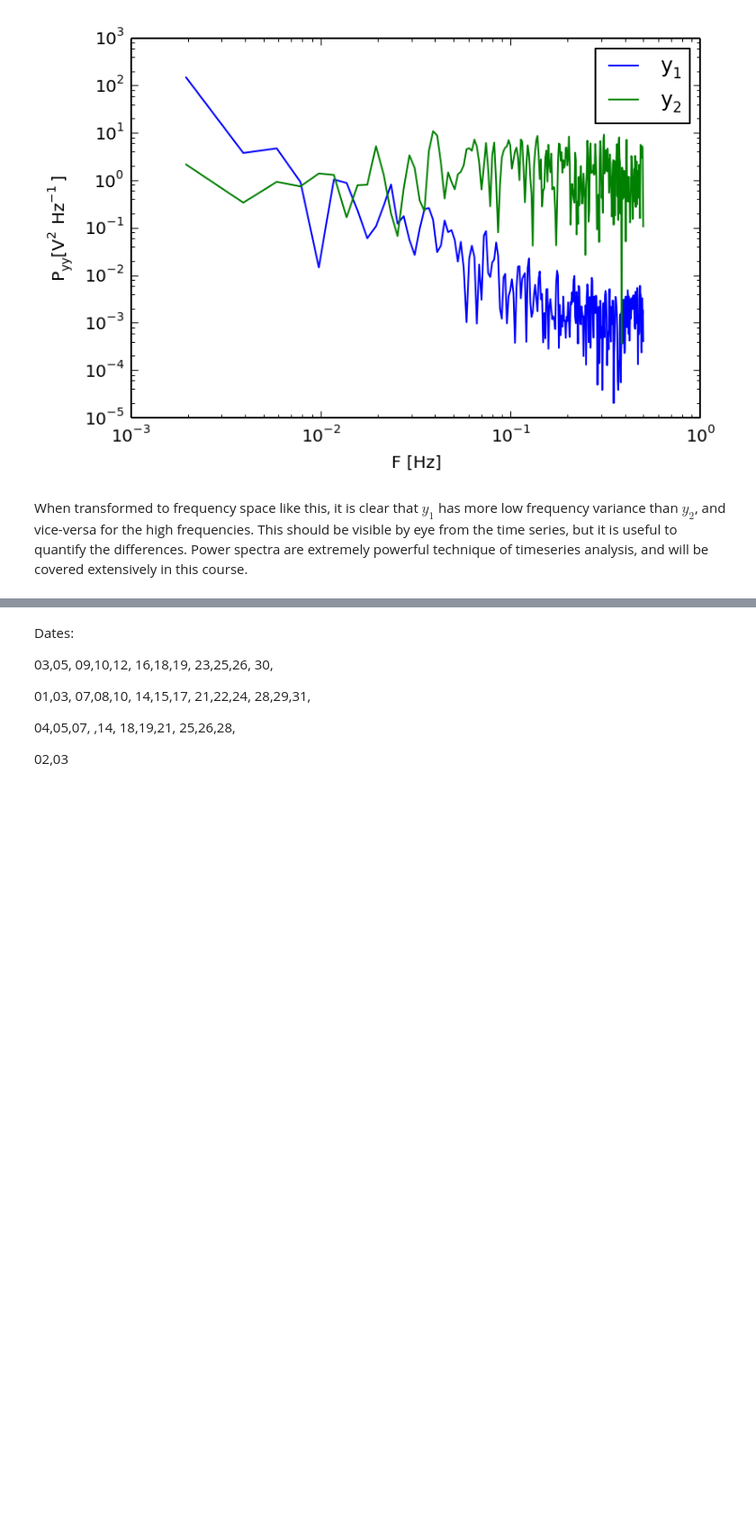
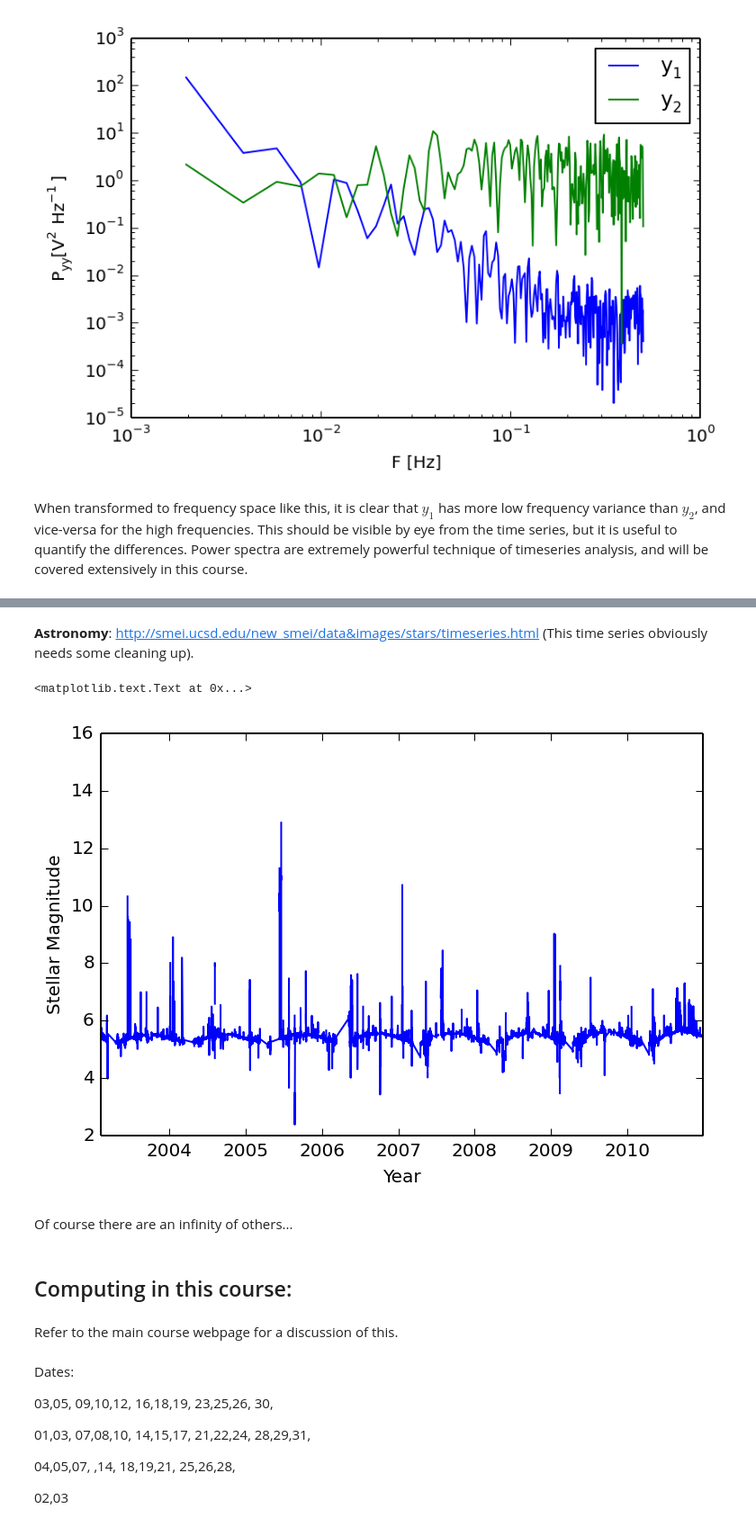
Before and after one commit to jklymak/Phy411, a Jupyter notebook: lectures/Lecture-00-Intro-Python.ipynb, the cells around one changed output, grey strips where cells are left out. Shown at 90% size. Drawn from its saved outputs; the diff is of its cells as text; code cells hidden in the pictures; blank space fills up the shorter version.

```diff
--- a/lectures/Lecture-00-Intro-Python.ipynb
+++ b/lectures/Lecture-00-Intro-Python.ipynb
@@ -105,3 +123,24 @@ When transformed to frequency space like this, it is clear that $y_1$ has more l
+# %% [markdown]
+**Astronomy**: http://smei.ucsd.edu/new_smei/data&images/stars/timeseries.html  (This time series obviously needs some cleaning up).
+# %%
+import dateutil.parser as dparser
+import numpy as np
+
+dat= np.genfromtxt('resources/stardata2.txt', dtype='object', delimiter=',',
+                      converters = {0: dparser.parse})
+fig,ax=plt.subplots(1)
+ax.plot_date(dat[:,0],dat[:,1],'-')
+ax.set_xlabel('Year')
+ax.set_ylabel('Stellar Magnitude')
+# %% [output]
+<matplotlib.text.Text at 0x...>
+[figure, added]
+# %% [markdown]
+Of course there are an infinity of others...
+# %% [markdown]
+## Computing in this course:
+# %% [markdown]
+Refer to the main course webpage for a discussion of this.
 # %% [markdown]
 Dates:
 
```
Also changed, not shown: parts of 4 cells of this notebook, 3 other files.
